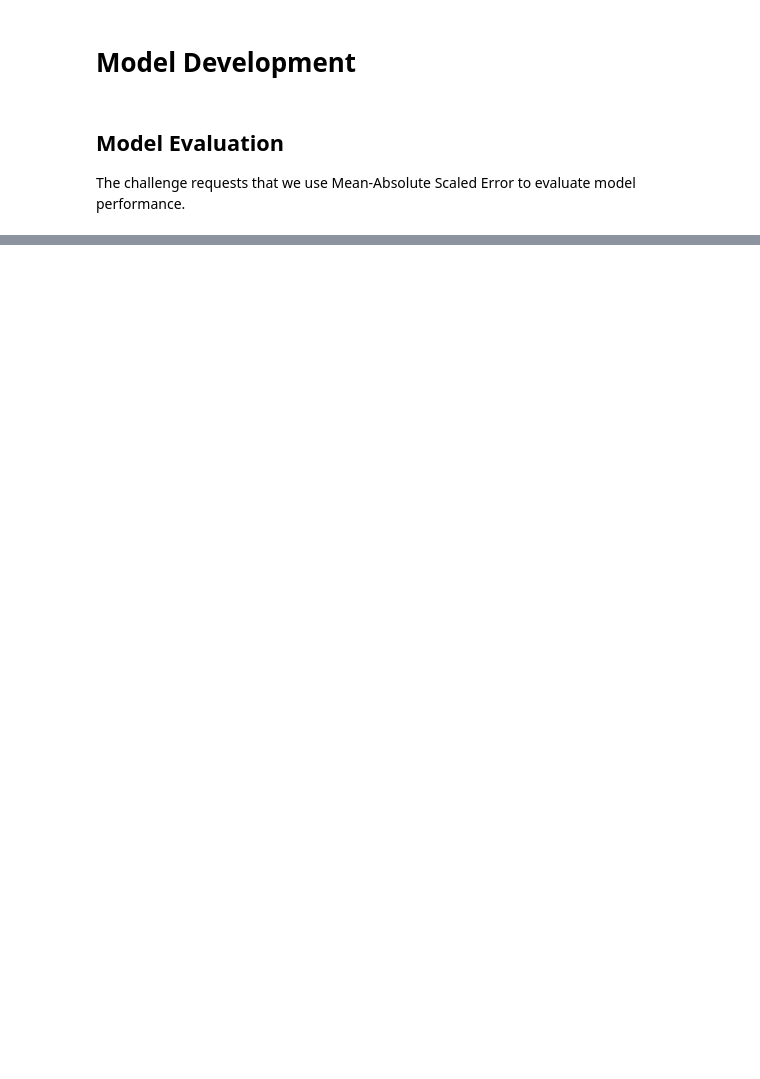
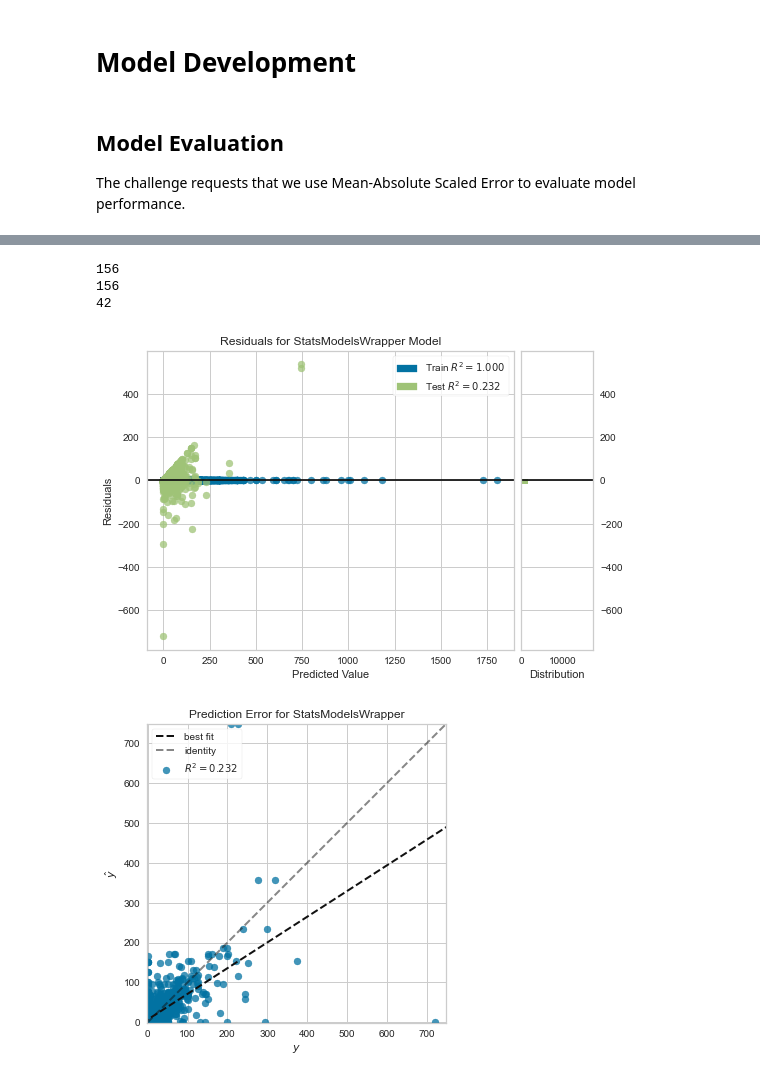
Before and after one commit to Ayiti-Analytics/usaid_foecasting_challenge, a Jupyter notebook: Forecasting Model Development and Evaluation - Final.ipynb, the cells around one changed output, grey strips where cells are left out. Drawn from its saved outputs; the diff is of its cells as text; code cells hidden in the pictures; blank space fills up the shorter version.

```diff
--- a/Forecasting Model Development and Evaluation - Final.ipynb
+++ b/Forecasting Model Development and Evaluation - Final.ipynb
@@ -518,0 +775,80 @@ MASE:  0.1376407852294013
+# %%
+# Load Data
+# Load primary data set
+analytical_data = pd.read_csv("analytical_data/analytical_logistics_data.csv")
+
+# Load supplementary data
+# Product
+product_data = pd.read_csv("analytical_data/product_data.csv")
+
+# Site
+site_data = pd.read_csv("analytical_data/augmented_site_info.csv")
+
+# District
+district_data = pd.read_csv("analytical_data/augmented_district_cluster.csv")
+
+# Combine the datasets into one final dataset for modeling
+# Note we lose one record in the merge from site and site_district
+print(len(site_data))
+site_district_data = site_data.merge(district_data,left_on='site_district',right_on='district',how="left")
+print(len(site_district_data))
+
+
+# Merge the data together
+product_info = product_data.loc[:,['product_code','cluster_product']]
+district_info = site_district_data.loc[:,['site_code','cluster_district']]
+#
+merged_analytical_dataset = analytical_data.merge(product_info,on='product_code')
+analytical_dataset = merged_analytical_dataset.merge(district_info,left_on = 'site_code' ,right_on='site_code')
+# Save this one for future analysis
+final_analytical_data = analytical_dataset.copy()
+# Set the data parameters
+
+# Index cols
+# Add the cluster labels to the index
+index_cols = ['year','month','region',
+              'district','site_code','product_code',
+              'year_month','cluster_product','cluster_district']
+# Target col
+target_col = 'stock_distributed'
+
+select_cols  = [ col for col in analytical_dataset.columns.values if col not in index_cols+[target_col]]
+
+
+X_train, X_test, X_validate, y_train, y_test = create_datasets(
+    analytical_dataset,
+    target_col,
+    select_cols,
+    index_cols,
+    ['year','month'])
+
+
+# Select the models to test
+test_models = {
+    'Pooled':sm_OLS,
+    'XGBoost' : XGBRegressor(n_estimators=100),
+    'Ridge':Ridge(),
+    'Lasso':Lasso(),
+    'RandomForest':RandomForestRegressor(),
+    'BaggingRegressor':BaggingRegressor(),
+    'MLPRegressor':MLPRegressor(),
+    'BayesianRidge':BayesianRidge(),
+}
+
+
+
+
+model_results = evaluate_dataset(X_train,
+                                              X_test, # Validate the data
+                                              X_validate,
+                                              y_train,
+                                              y_test,
+                                              test_models,
+                                              show_models=True)
+model_results
+# %% [output]
+156
+156
+42
+[figure, added]
+[figure, added]
```
Also changed, not shown: parts of 62 cells of this notebook.
